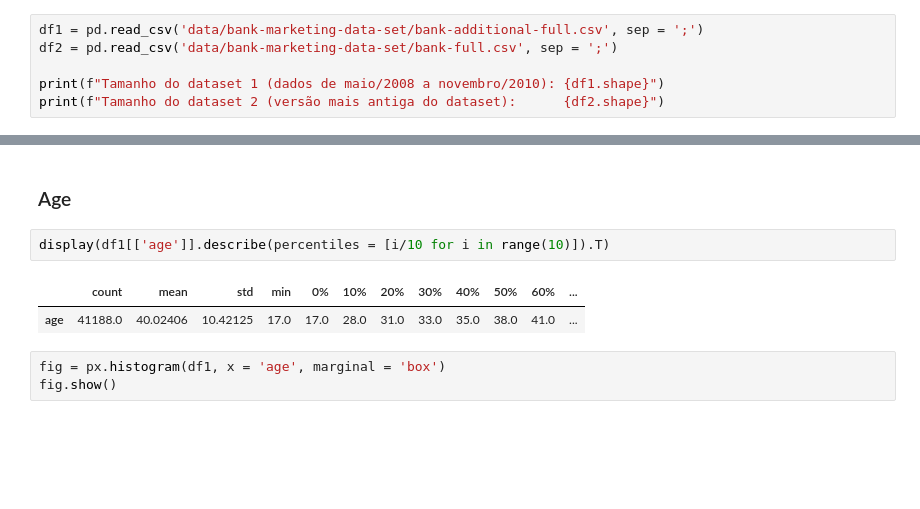
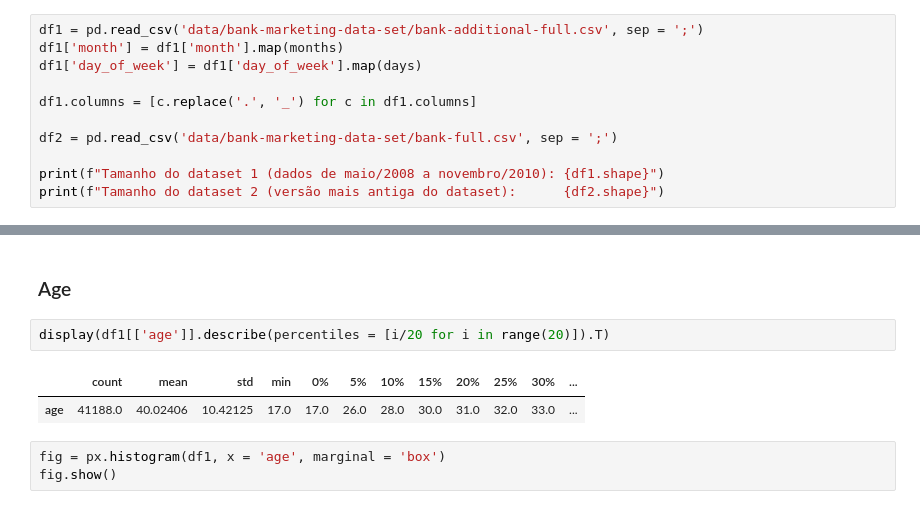
Before and after one commit to leticiafaria7/financial-ml-decisioning, a Jupyter notebook: eda.ipynb, the cells around one changed output, grey strips where cells are left out. Drawn from its saved outputs; the diff is of its cells as text; blank space fills up the shorter version.

```diff
--- a/eda.ipynb
+++ b/eda.ipynb
@@ -27,6 +27,11 @@ warnings.filterwarnings('ignore')
 ### Data
 # %%
 df1 = pd.read_csv('data/bank-marketing-data-set/bank-additional-full.csv', sep = ';')
+df1['month'] = df1['month'].map(months)
+df1['day_of_week'] = df1['day_of_week'].map(days)
+
+df1.columns = [c.replace('.', '_') for c in df1.columns]
+
 df2 = pd.read_csv('data/bank-marketing-data-set/bank-full.csv', sep = ';')
 
 print(f"Tamanho do dataset 1 (dados de maio/2008 a novembro/2010): {df1.shape}")
@@ -84,10 +89,10 @@ with pd.option_context('display.max_colwidth', None):
 # %% [markdown]
 ### Age
 # %%
-display(df1[['age']].describe(percentiles = [i/10 for i in range(10)]).T)
+display(df1[['age']].describe(percentiles = [i/20 for i in range(20)]).T)
 # %% [output]
-|  | count | mean | std | min | 0% | 10% | 20% | 30% | 40% | 50% | 60% | ... |
-| age | 41188.0 | 40.02406 | 10.42125 | 17.0 | 17.0 | 28.0 | 31.0 | 33.0 | 35.0 | 38.0 | 41.0 | ... |
+|  | count | mean | std | min | 0% | 5% | 10% | 15% | 20% | 25% | 30% | ... |
+| age | 41188.0 | 40.02406 | 10.42125 | 17.0 | 17.0 | 26.0 | 28.0 | 30.0 | 31.0 | 32.0 | 33.0 | ... |
 # %%
 fig = px.histogram(df1, x = 'age', marginal = 'box')
 fig.show()
```
Also changed, not shown: parts of 68 cells of this notebook, 1 other file.
